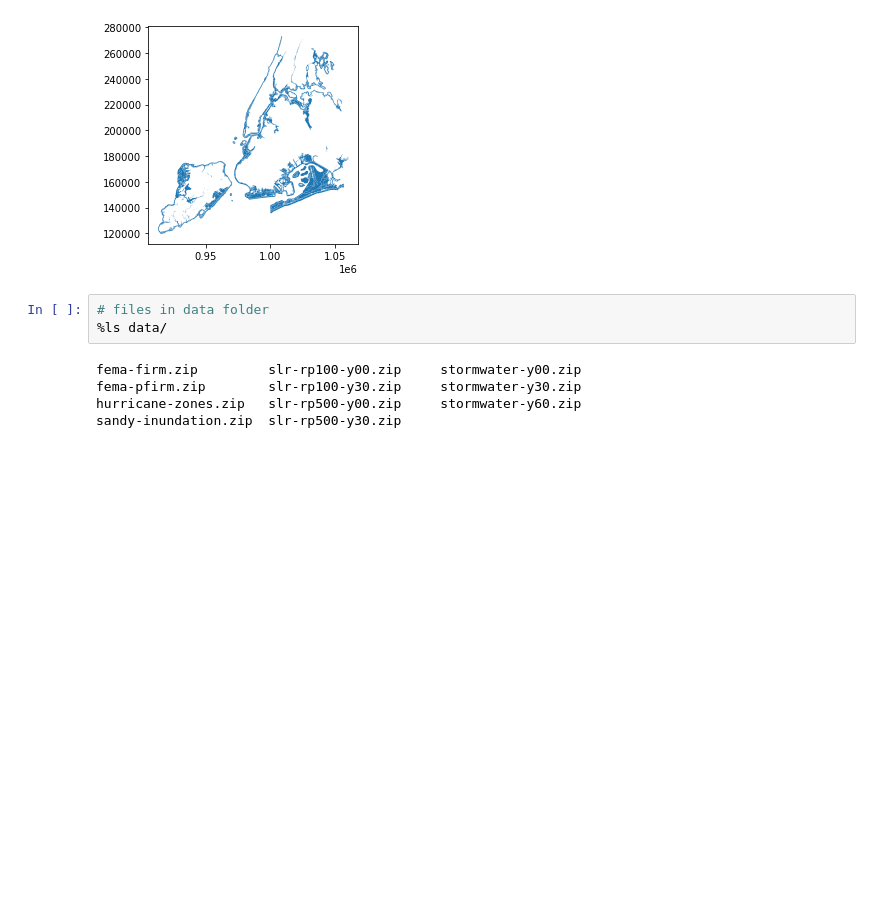
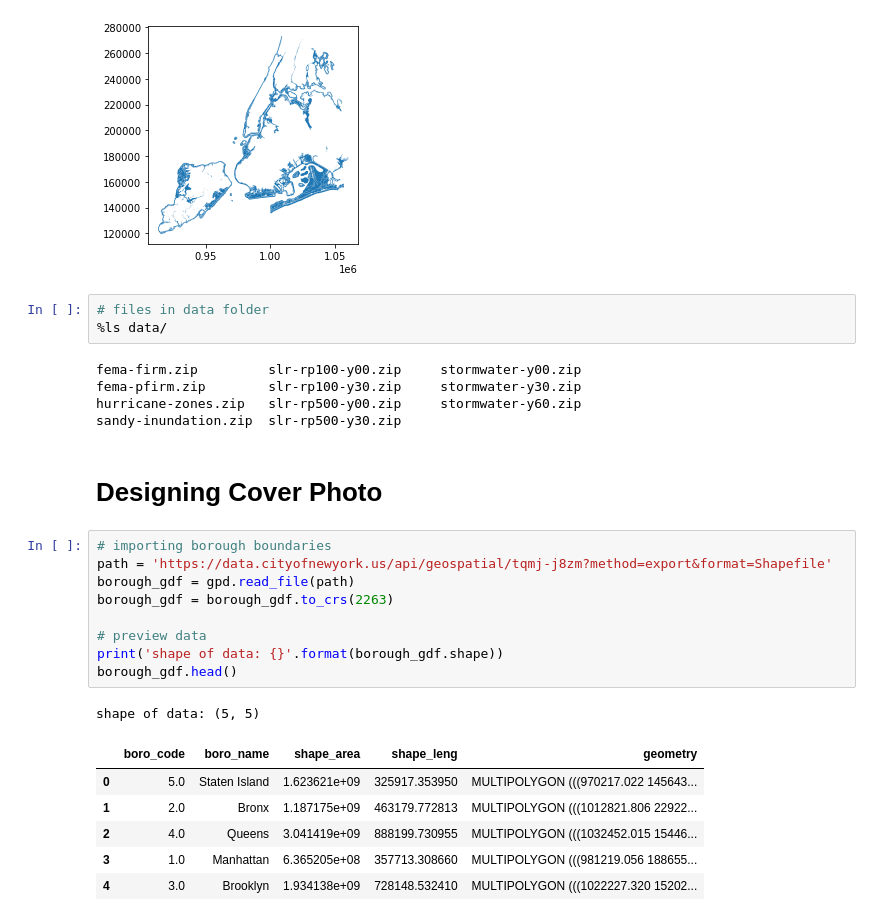
Before and after one commit to mebauer/nyc-flood-layers, a Jupyter notebook: download-layers.ipynb, the cells around one changed output. Saved outputs shown, nothing was run; the diff lists cells and outputs as text; blank space fills up the shorter version.

```diff
--- a/download-layers.ipynb
+++ b/download-layers.ipynb
@@ -743,3 +748,22 @@ fema-firm.zip         slr-rp100-y00.zip     stormwater-y00.zip
 fema-pfirm.zip        slr-rp100-y30.zip     stormwater-y30.zip
 hurricane-zones.zip   slr-rp500-y00.zip     stormwater-y60.zip
 sandy-inundation.zip  slr-rp500-y30.zip
+# %% [markdown]
+# Designing Cover Photo
+# %%
+# importing borough boundaries
+path = 'https://data.cityofnewyork.us/api/geospatial/tqmj-j8zm?method=export&format=Shapefile'
+borough_gdf = gpd.read_file(path)
+borough_gdf = borough_gdf.to_crs(2263)
+
+# preview data
+print('shape of data: {}'.format(borough_gdf.shape))
+borough_gdf.head()
+# %% [output]
+shape of data: (5, 5)
+|  | boro_code | boro_name | shape_area | shape_leng | geometry |
+| 0 | 5.0 | Staten Island | 1.623621e+09 | 325917.353950 | MULTIPOLYGON (((970217.022 145643... |
+| 1 | 2.0 | Bronx | 1.187175e+09 | 463179.772813 | MULTIPOLYGON (((1012821.806 22922... |
+| 2 | 4.0 | Queens | 3.041419e+09 | 888199.730955 | MULTIPOLYGON (((1032452.015 15446... |
+| 3 | 1.0 | Manhattan | 6.365205e+08 | 357713.308660 | MULTIPOLYGON (((981219.056 188655... |
+| 4 | 3.0 | Brooklyn | 1.934138e+09 | 728148.532410 | MULTIPOLYGON (((1022227.320 15202... |
```
Also changed, not shown: parts of 5 cells of this notebook, 2 other files.
